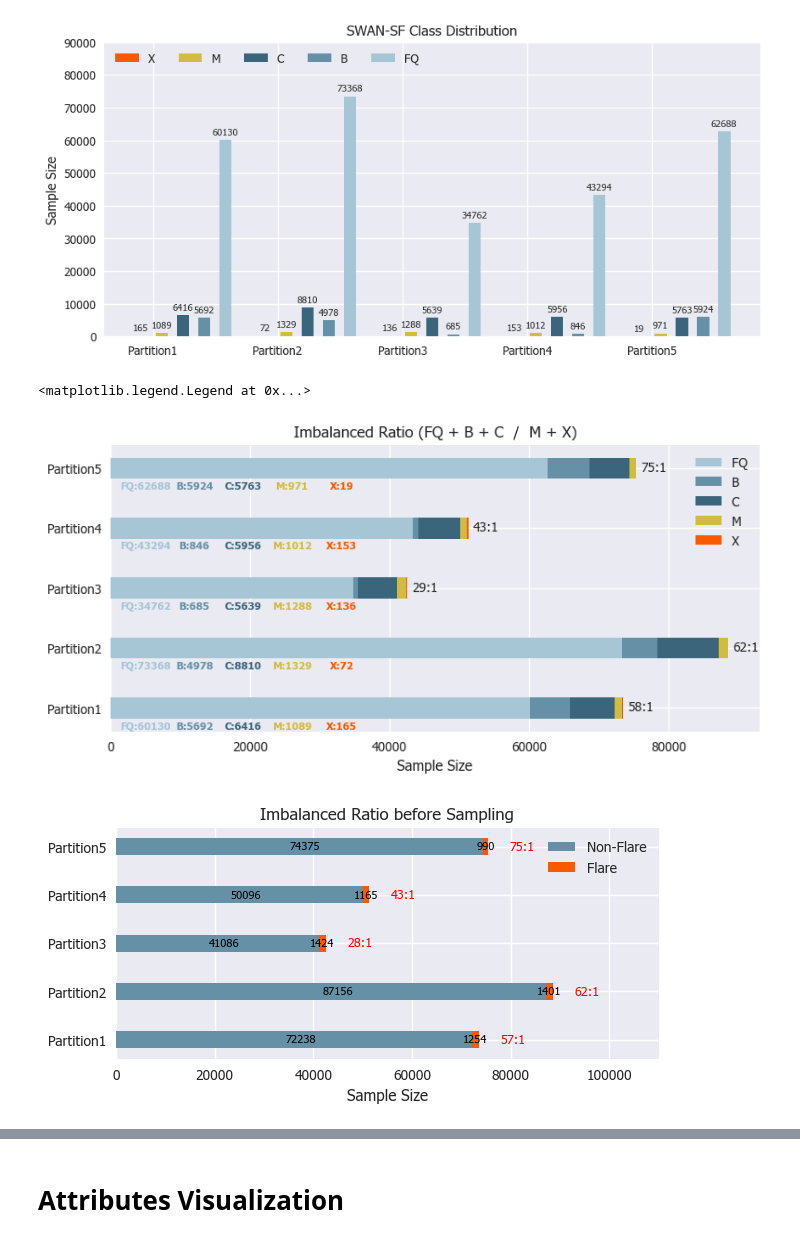
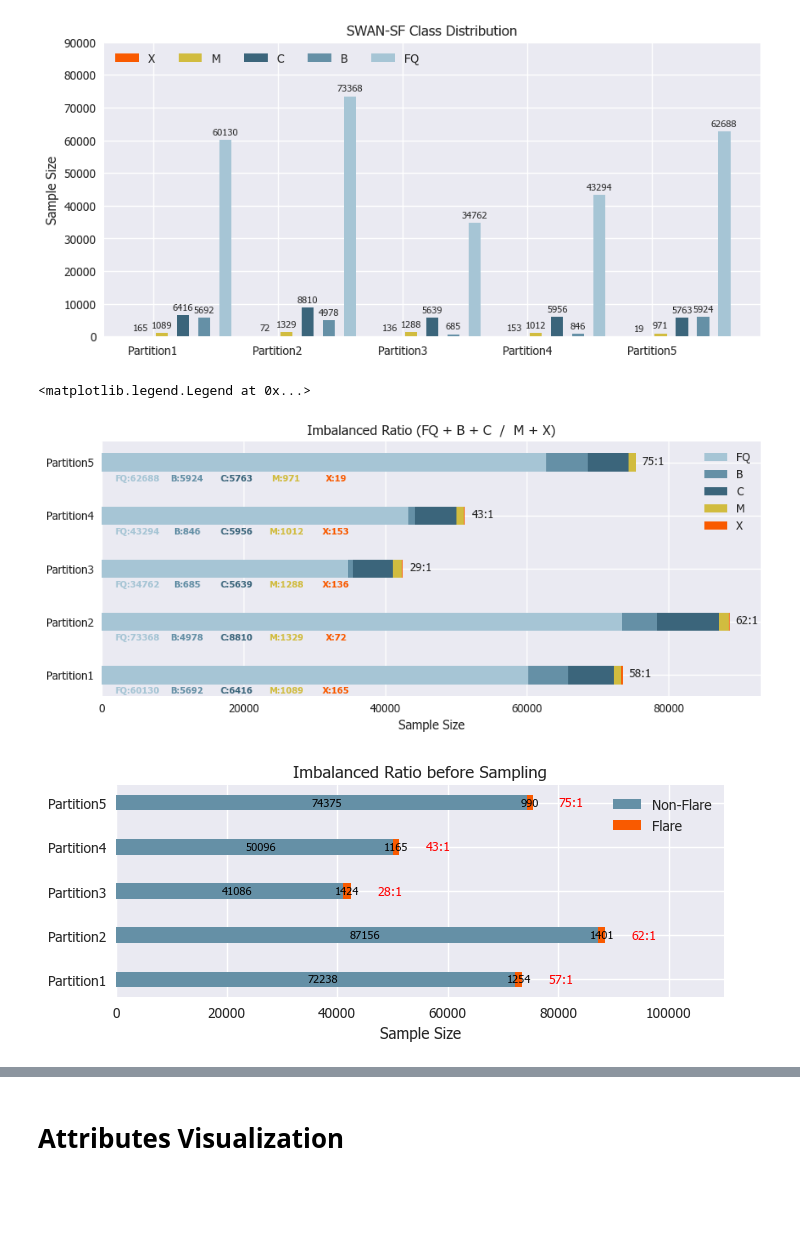
Before and after one commit to samresume/FlarePredict-DataPrep-Sampling-SWANSF, a Jupyter notebook: 4_Data_Visualization.ipynb, the cells around one changed output, grey strips where cells are left out. Cells and saved outputs as stored; diff of their text form; code cells hidden in the pictures; blank space fills up the shorter version.

```diff
--- a/4_Data_Visualization.ipynb
+++ b/4_Data_Visualization.ipynb
@@ -144,34 +144,36 @@ color_number = 0
 for bar in ax.patches:
     if count == 5:
         color_number += 1
         count = 0
     count += 1
 
     ax.text(
       # Put the text in the middle of each bar. get_x returns the start
       # so we add half the width to get to the middle.
       5000 + color_number * 7000,
       # Vertically, add the height of the bar to the start of the bar,
       # along with the offset.
       bar.get_y() + bar.get_height() / 2 + x_offset,
       # This is actual value we'll show.
       list(flare_types.keys())[color_number] + ':' + str(int(bar.get_width())),
       # Center the labels and style them a bit.
       ha='center',
       color=color[color_number],
       weight='bold',
       size=8
   )
 
 ax.set_title("Imbalanced Ratio (FQ + B + C  /  M + X)")
 ax.set_xlabel('Sample Size')
 
+plt.tight_layout()
+
 plt.savefig('imbalance.pdf')
 
 ax.legend()
 # %% [output]
 <matplotlib.legend.Legend at 0x...>
-[figure, old version]
+[figure, new version]
 # %%
 import matplotlib.pyplot as plt
 import numpy as np
@@ -232,13 +234,17 @@ ax.set_yticklabels(group)
 ax.set_yticks(np.arange(len(group)))
 ax.set_xlim(0, 110000)
 
-plt.savefig('imbalance_binary.pdf')
+plt.tight_layout()
 
 ax.legend()
 
+
+plt.savefig('imbalance_binary.pdf')
+
+
 plt.show()
 # %% [output]
-[figure, old version]
+[figure, new version]
 # %%
 import pickle
 import pandas as pd
```
Also changed, not shown: parts of 3 cells of this notebook, 1 other file.
